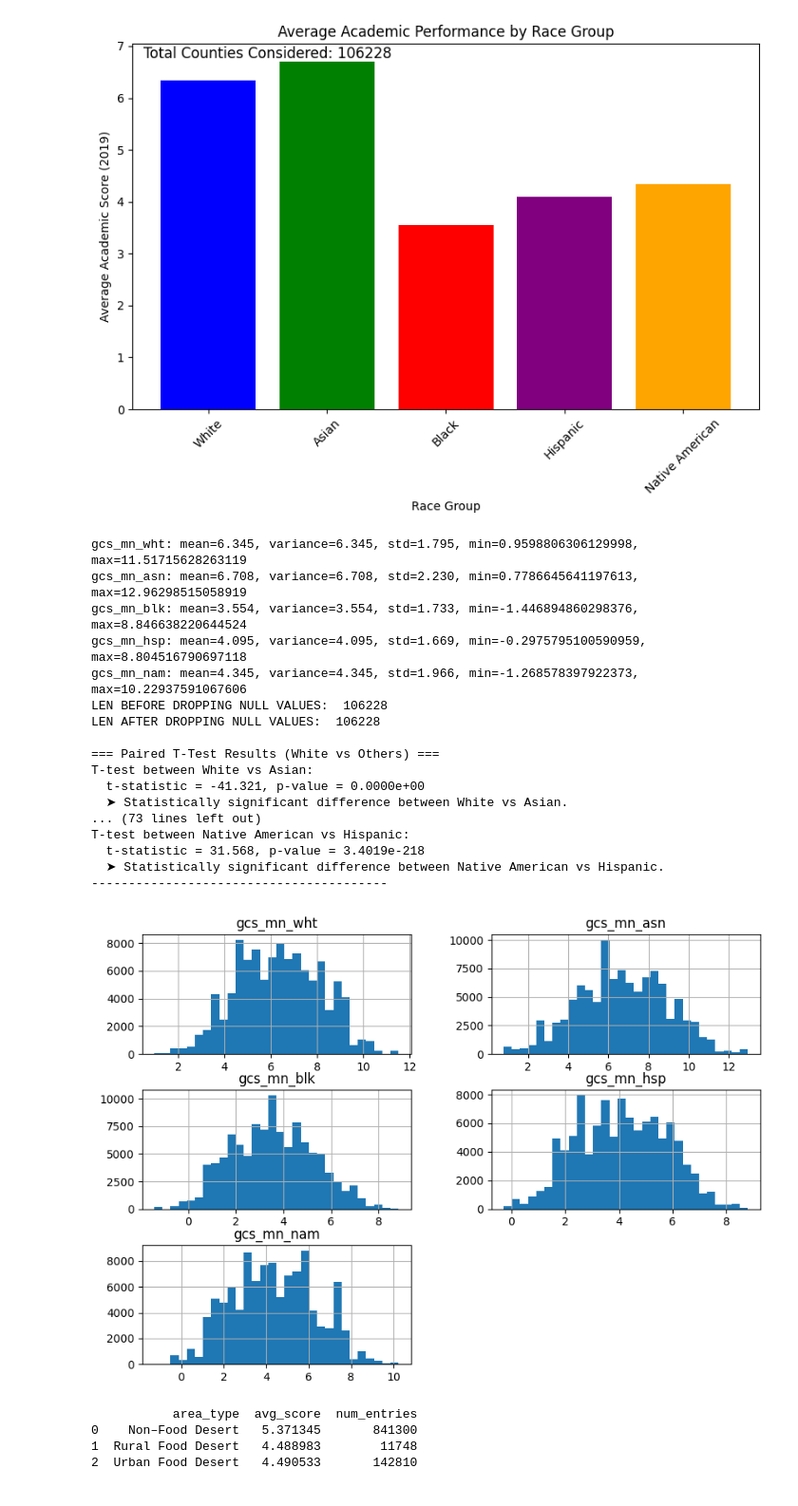
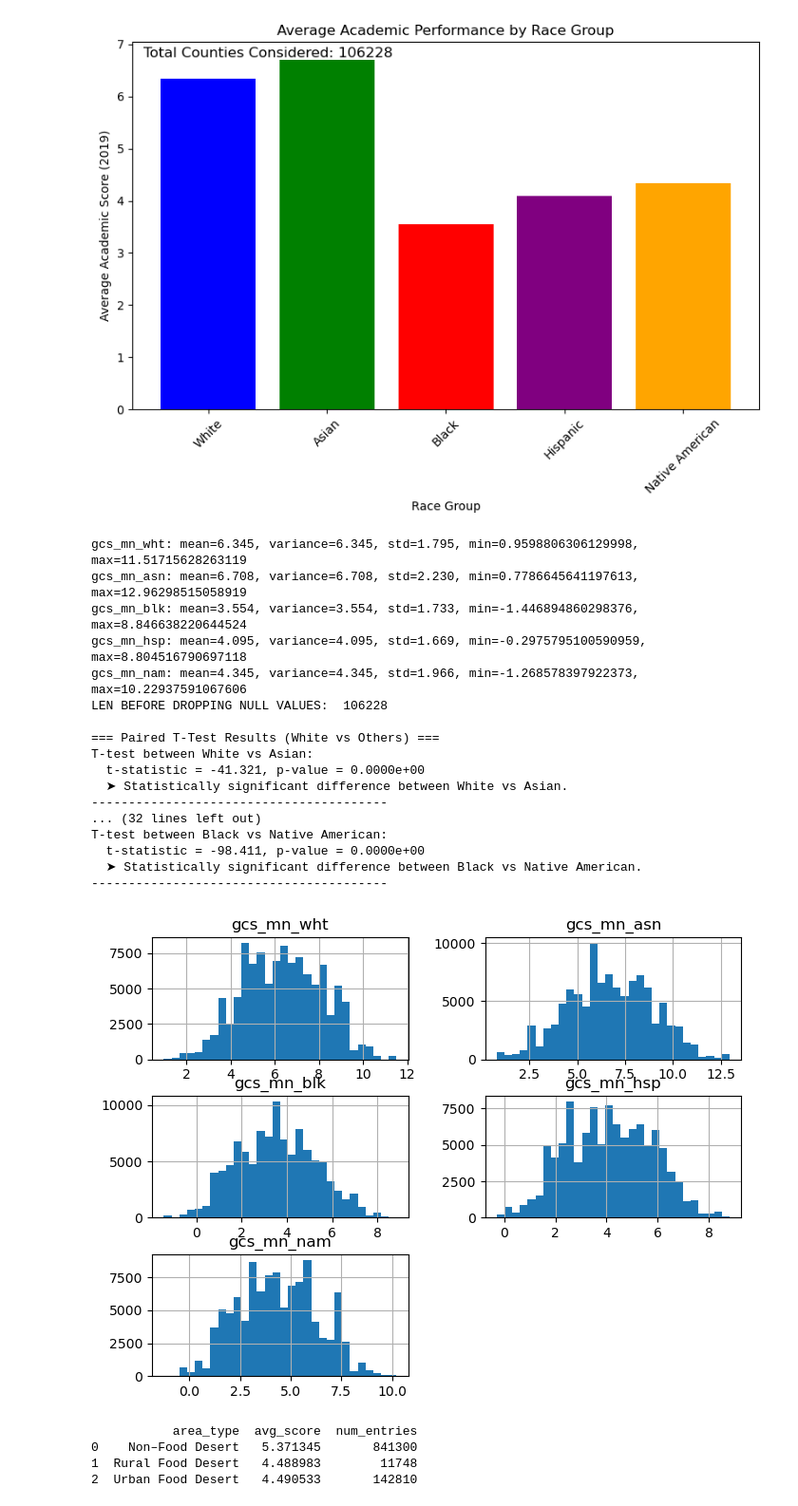
Before and after one commit to csci1951a-spring-2025/final-projects-mink, a Jupyter notebook: stats.ipynb, the cells around one changed output. Shown: that part at 95% size. Cells and saved outputs as stored; diff of their text form; code cells hidden in the pictures.

```diff
--- a/stats.ipynb
+++ b/stats.ipynb
@@ -162,7 +159,6 @@ for col in group_cols:
     print(f"{col}: mean={df[col].mean():.3f}, variance={df[col].mean():.3f}, std={df[col].std():.3f}, min={df[col].min()}, max={df[col].max()}")
 
 print("LEN BEFORE DROPPING NULL VALUES: ", len(df))
-# df = df.dropna(subset=['gcs_mn_wht', 'gcs_mn_asn', 'gcs_mn_blk', 'gcs_mn_hsp', 'gcs_mn_nam'])
 
 import scipy.stats as stats
 
@@ -174,34 +170,17 @@ comparisons = [
     ('White vs Native American', 'gcs_mn_wht', 'gcs_mn_nam'),
 ]
 comparisons2 = [
-    ('Asian vs White', 'gcs_mn_asn', 'gcs_mn_wht'),
     ('Asian vs Black', 'gcs_mn_asn', 'gcs_mn_blk'),
     ('Asian vs Hispanic', 'gcs_mn_asn', 'gcs_mn_hsp'),
     ('Asian vs Native American', 'gcs_mn_asn', 'gcs_mn_nam'),
 ]
 comparisons3 = [
-    ('Hispanic vs Asian', 'gcs_mn_hsp', 'gcs_mn_asn'),
     ('Hispanic vs Black', 'gcs_mn_hsp', 'gcs_mn_blk'),
-    ('Hispanic vs White', 'gcs_mn_hsp', 'gcs_mn_wht'),
     ('Hispanic vs Native American', 'gcs_mn_hsp', 'gcs_mn_nam'),
 ]
 comparisons4 = [
-    ('Black vs Asian', 'gcs_mn_blk', 'gcs_mn_asn'),
-    ('Black vs White', 'gcs_mn_blk', 'gcs_mn_wht'),
-    ('Black vs Hispanic', 'gcs_mn_blk', 'gcs_mn_hsp'),
     ('Black vs Native American', 'gcs_mn_blk', 'gcs_mn_nam'),
 ]
-comparisons5 = [
-    ('Native American vs Asian', 'gcs_mn_nam', 'gcs_mn_asn'),
-    ('Native American vs Black', 'gcs_mn_nam', 'gcs_mn_blk'),
-    ('Native American vs White', 'gcs_mn_nam', 'gcs_mn_wht'),
-    ('Native American vs Hispanic', 'gcs_mn_nam', 'gcs_mn_hsp'),
-]
-
-# Drop any rows with missing data in the relevant columns
-relevant_cols = list(set(col for _, col1, col2 in comparisons for col in (col1, col2)))
-df = df.dropna(subset=relevant_cols)
-print("LEN AFTER DROPPING NULL VALUES: ", len(df))
 
 # Function to run only selected paired t-tests
 def ttest_pairwise(df, comparisons):
@@ -209,43 +188,41 @@ def ttest_pairwise(df, comparisons):
         t_stat, p_value = stats.ttest_ind(df[col1], df[col2], equal_var=False)
         print(f"T-test between {label}:")
         print(f"  t-statistic = {t_stat:.3f}, p-value = {p_value:.4e}")
-        # TODO: adjust, these t stats looks too large and p values are all 0
         if p_value < 0.05:
             print(f"  ➤ Statistically significant difference between {label}.")
         else:
             print(f"  ➤ No significant difference between {label}.")
         print("-" * 40)
 
 # Run the paired t-test comparisons
 print("\n=== Paired T-Test Results (White vs Others) ===")
 ttest_pairwise(df, comparisons)
 ttest_pairwise(df, comparisons2)
 ttest_pairwise(df, comparisons3)
 ttest_pairwise(df, comparisons4)
-ttest_pairwise(df, comparisons5)
 
 
-df[group_cols].hist(bins=30, figsize=(10, 7))
+df[group_cols].hist(bins=30, figsize=(8, 6))
 plt.show()
 # %% [output]
 gcs_mn_wht: mean=6.345, variance=6.345, std=1.795, min=0.9598806306129998, max=11.51715628263119
 gcs_mn_asn: mean=6.708, variance=6.708, std=2.230, min=0.7786645641197613, max=12.96298515058919
 gcs_mn_blk: mean=3.554, variance=3.554, std=1.733, min=-1.446894860298376, max=8.846638220644524
 gcs_mn_hsp: mean=4.095, variance=4.095, std=1.669, min=-0.2975795100590959, max=8.804516790697118
 gcs_mn_nam: mean=4.345, variance=4.345, std=1.966, min=-1.268578397922373, max=10.22937591067606
 LEN BEFORE DROPPING NULL VALUES:  106228
-LEN AFTER DROPPING NULL VALUES:  106228
 
 === Paired T-Test Results (White vs Others) ===
 T-test between White vs Asian:
   t-statistic = -41.321, p-value = 0.0000e+00
   ➤ Statistically significant difference between White vs Asian.
-... (73 lines left out)
-T-test between Native American vs Hispanic:
-  t-statistic = 31.568, p-value = 3.4019e-218
-  ➤ Statistically significant difference between Native American vs Hispanic.
 ----------------------------------------
+... (32 lines left out)
+T-test between Black vs Native American:
+  t-statistic = -98.411, p-value = 0.0000e+00
+  ➤ Statistically significant difference between Black vs Native American.
+----------------------------------------
-[figure, old version]
+[figure, new version]
 # %%
 # ANALYSIS QUESTION 2:
 # Is there statistical significance if we look at only food deserts?
```
Also changed, not shown: parts of 4 cells of this notebook.
